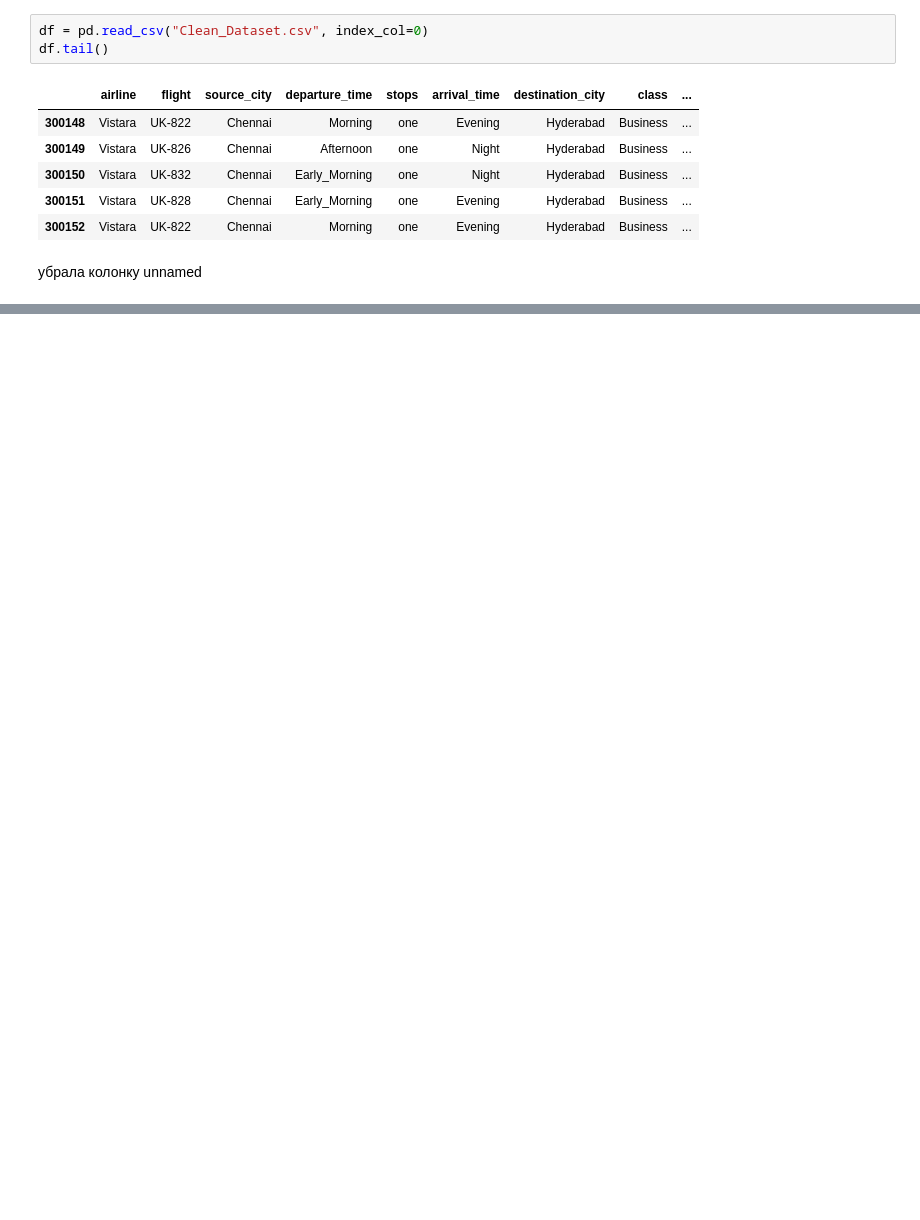
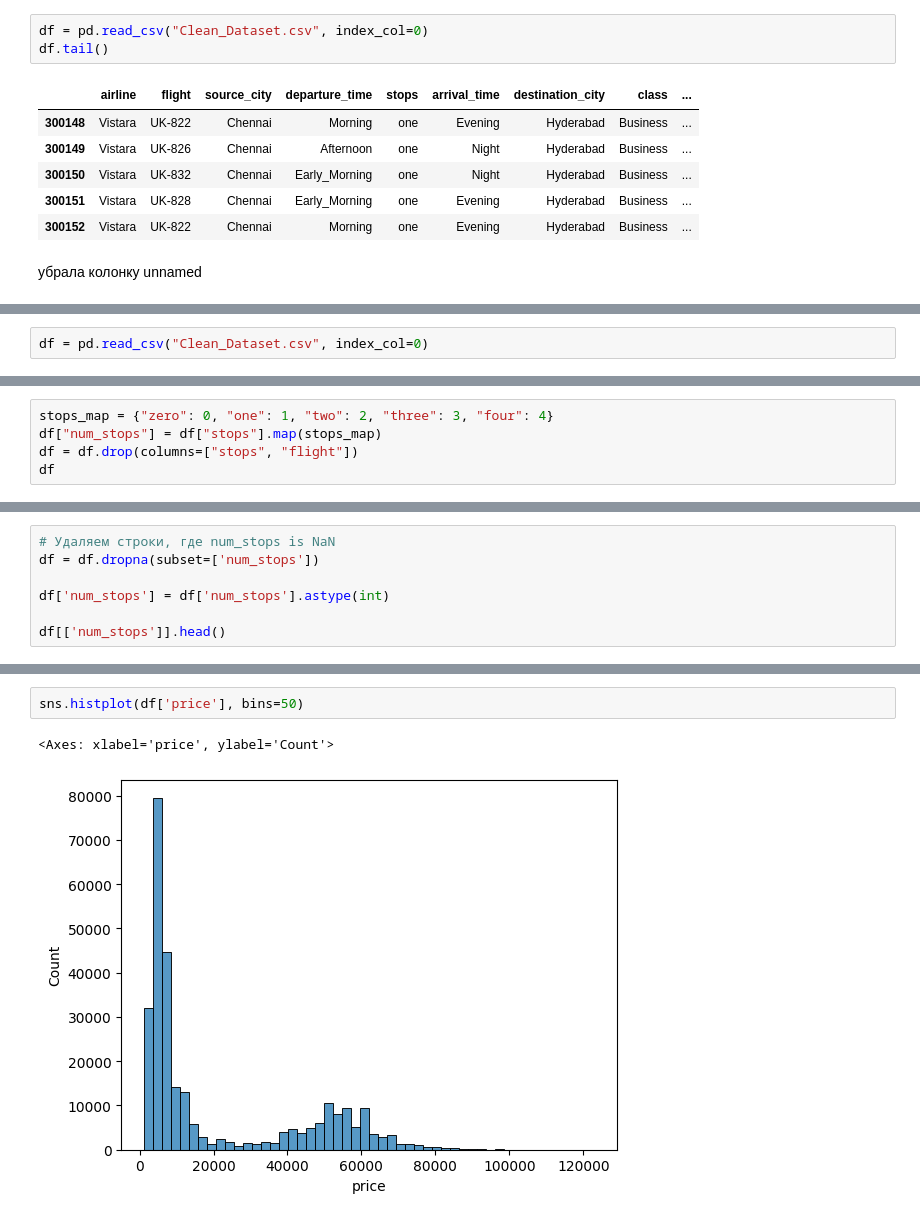
Before and after one commit to sofyakazykina/Flight-Price-Prediction, a Jupyter notebook: flight_analysis.ipynb, the cells around one changed output, grey strips where cells are left out. Drawn from its saved outputs; the diff is of its cells as text; blank space fills up the shorter version.

```diff
--- a/flight_analysis.ipynb
+++ b/flight_analysis.ipynb
@@ -84,0 +107,2 @@ df.tail()
+# %%
+df = pd.read_csv("Clean_Dataset.csv", index_col=0)
@@ -84,0 +133,5 @@ df.tail()
+# %%
+stops_map = {"zero": 0, "one": 1, "two": 2, "three": 3, "four": 4}
+df["num_stops"] = df["stops"].map(stops_map)
+df = df.drop(columns=["stops", "flight"])
+df
@@ -84,0 +152,7 @@ df.tail()
+# %%
+# Удаляем строки, где num_stops is NaN
+df = df.dropna(subset=['num_stops'])
+
+df['num_stops'] = df['num_stops'].astype(int)
+
+df[['num_stops']].head()
@@ -84,0 +173,5 @@ df.tail()
+# %%
+sns.histplot(df['price'], bins=50)
+# %% [output]
+<Axes: xlabel='price', ylabel='Count'>
+[figure, added]
```
Also changed, not shown: parts of 20 cells of this notebook.
